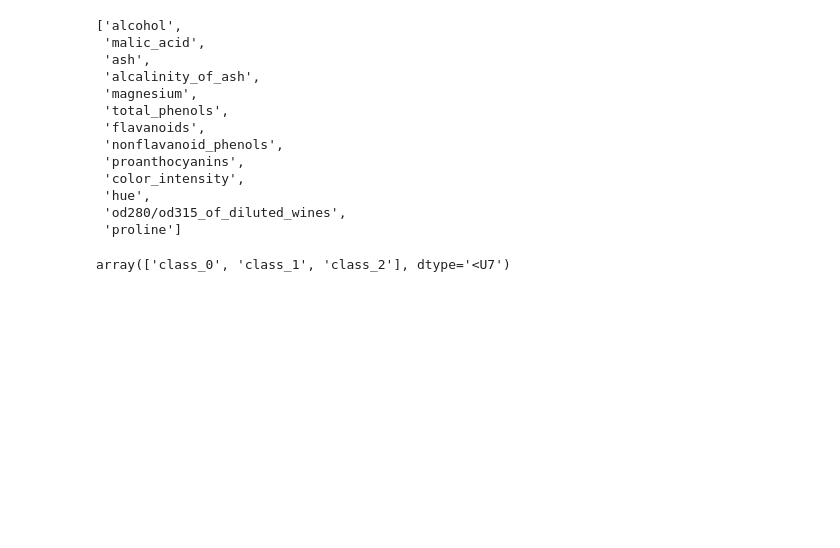
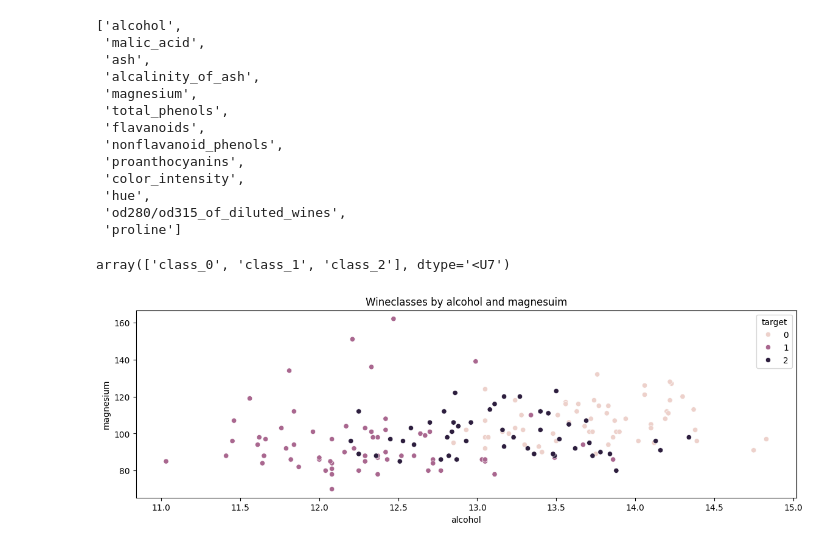
Before and after one commit to LAjoyan/classifier-tournament-mlflow, a Jupyter notebook: classification_model_comparison_with_scaling.ipynb, the cells around one changed output. Cells and saved outputs as stored; diff of their text form; code cells hidden in the pictures; blank space fills up the shorter version.

Commit message:
feat: add exploratory plots for wine classification

```diff
--- a/classification_model_comparison_with_scaling.ipynb
+++ b/classification_model_comparison_with_scaling.ipynb
@@ -45,3 +45,13 @@ y = data.target_names
 y
 # %% [output]
 array(['class_0', 'class_1', 'class_2'], dtype='<U7')
+# %%
+import seaborn as sns
+import matplotlib.pyplot as plt
+
+fig, axes = plt.subplots(1, 1, figsize=(14, 4))
+sns.scatterplot(data=df, x="alcohol", y="magnesium", hue="target", ax=axes)
+axes.set(title="Wineclasses by alcohol and magnesuim")
+plt.show()
+# %% [output]
+[figure, added]
```
Also changed, not shown: parts of 2 cells of this notebook.
